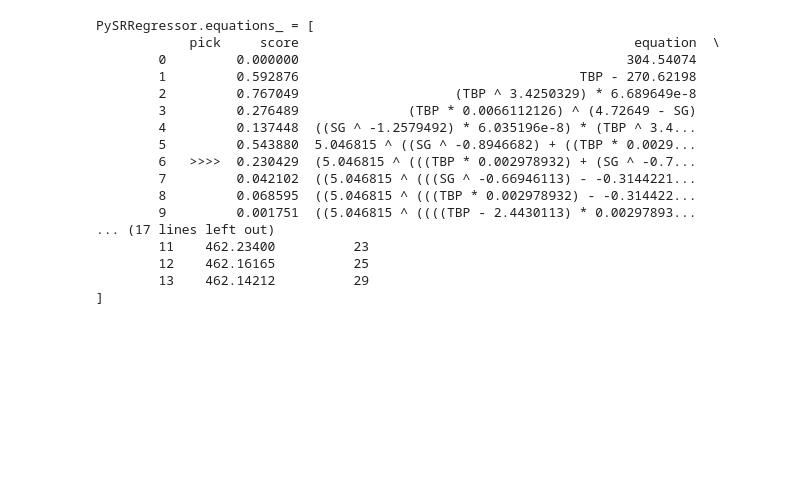
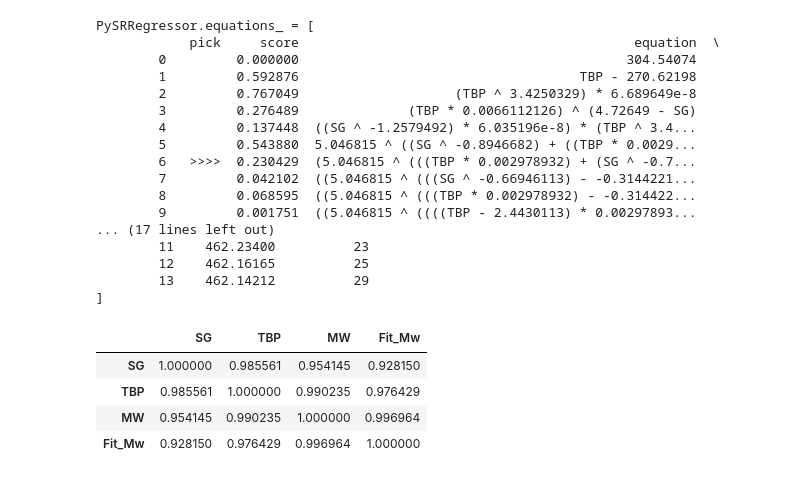
Before and after one commit to breranansi/IDC6940_RSH26, a Jupyter notebook: around2.ipynb, the cells around one changed output. Cells and saved outputs as stored; diff of their text form; code cells hidden in the pictures; blank space fills up the shorter version.

```diff
--- a/around2.ipynb
+++ b/around2.ipynb
@@ -128,3 +128,28 @@ PySRRegressor.equations_ = [
         12    462.16165          25
         13    462.14212          29
 ]
+# %%
+# Import Hosseinifar Dataset
+
+# Colab Version
+#drive.mount('/content/drive')
+#dfh=pd.read_csv('/content/drive/MyDrive/hosseinifar_raw.csv')
+# Positron Version
+dfh=pd.read_csv('./hosseinifar_raw.csv')
+# RStudio Version
+# dfh=pd.read_csv('./c694/goossens_raw.csv')
+# %%
+# Predict Hosseinifar
+yh=dfh['MW']
+xh=dfh[['SG','TBP']]
+y_hoss=myMod.predict(xh)
+# %%
+# New Correlation Table
+dfh['Fit_Mw']=y_hoss
+dfh.corr()
+# %% [output]
+|  | SG | TBP | MW | Fit_Mw |
+| SG | 1.000000 | 0.985561 | 0.954145 | 0.928150 |
+| TBP | 0.985561 | 1.000000 | 0.990235 | 0.976429 |
+| MW | 0.954145 | 0.990235 | 1.000000 | 0.996964 |
+| Fit_Mw | 0.928150 | 0.976429 | 0.996964 | 1.000000 |
```
Also changed, not shown: parts of 1 cell of this notebook, 17 other files.
